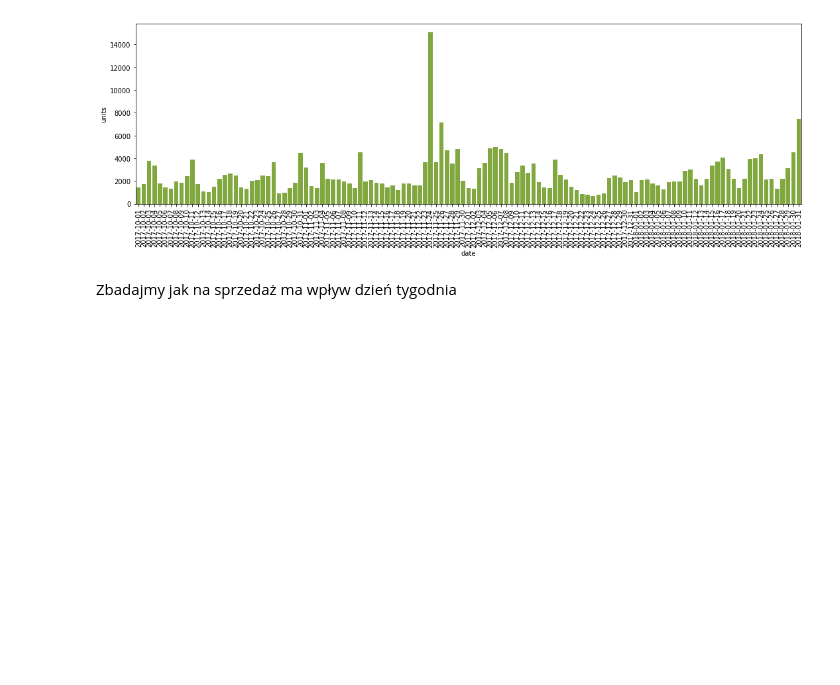
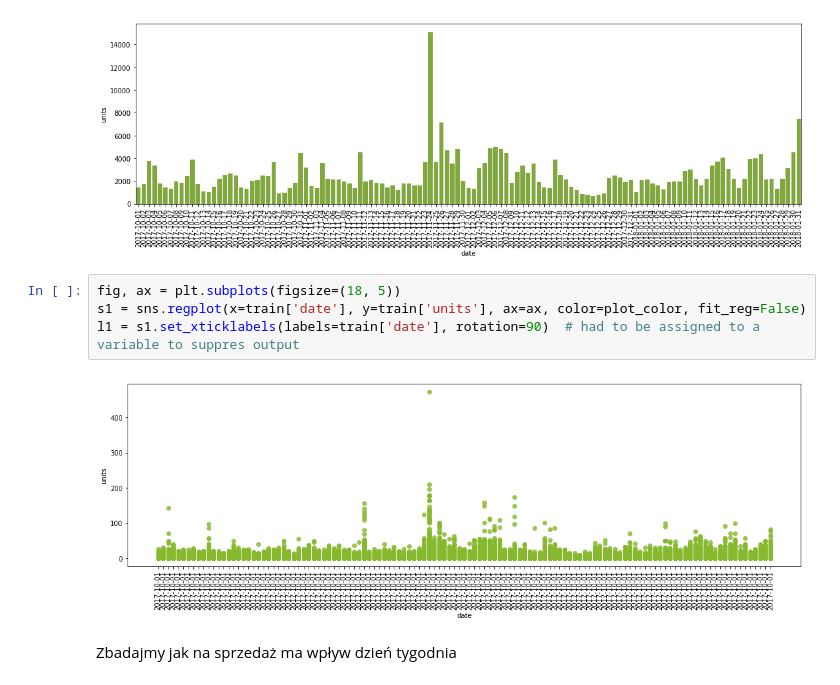
Before and after one commit to TomaszStepien/Data-Mining-Cup-2018, a Jupyter notebook: EDA.ipynb, the cells around one changed output. Drawn from its saved outputs; the diff is of its cells as text; blank space fills up the shorter version.

```diff
--- a/EDA.ipynb
+++ b/EDA.ipynb
@@ -460,6 +467,12 @@ s1 = sns.barplot(x=sales_over_time.index, y=sales_over_time.units, ax=ax, color=
 l1 = s1.set_xticklabels(labels=s1.get_xticklabels(), rotation=90)  # had to be assigned to a variable to suppres output
 # %% [output]
 [figure]
+# %%
+fig, ax = plt.subplots(figsize=(18, 5))
+s1 = sns.regplot(x=train['date'], y=train['units'], ax=ax, color=plot_color, fit_reg=False)
+l1 = s1.set_xticklabels(labels=train['date'], rotation=90)  # had to be assigned to a variable to suppres output
+# %% [output]
+[figure, added]
 # %% [markdown]
 Zbadajmy jak na sprzedaż ma wpływ dzień tygodnia
 # %%
```
Also changed, not shown: parts of 21 cells of this notebook, 2 other files.
